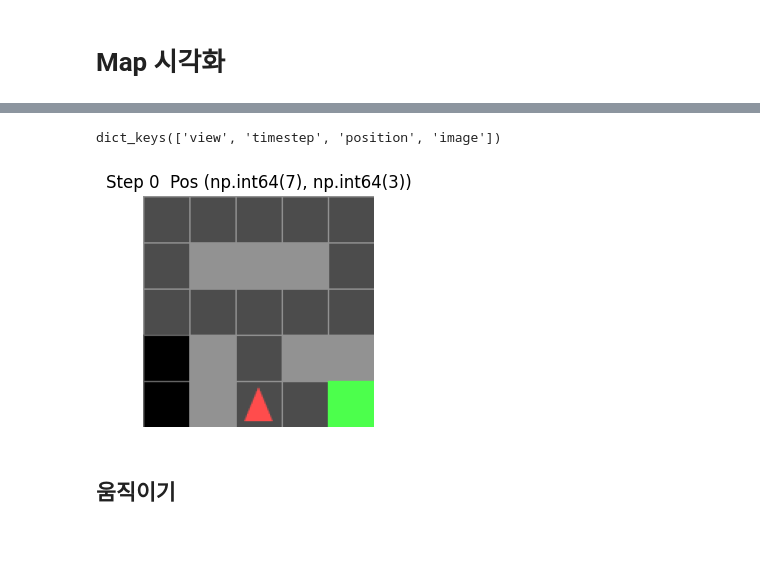
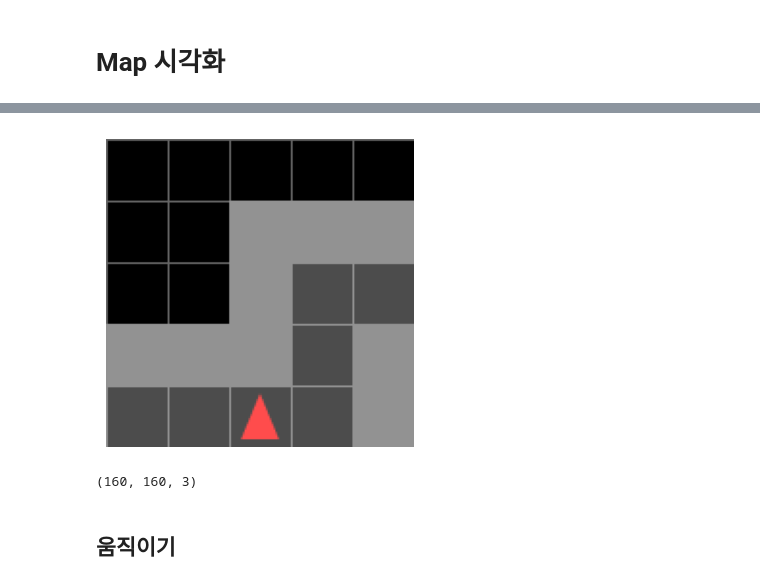
Before and after one commit to jongminpark88/Comp_neuro_final, a Jupyter notebook: notebooks/visualize_map.ipynb, the cells around one changed output, grey strips where cells are left out. Cells and saved outputs as stored; diff of their text form; code cells hidden in the pictures; blank space fills up the shorter version.

```diff
--- a/notebooks/visualize_map.ipynb
+++ b/notebooks/visualize_map.ipynb
@@ -33,33 +33,35 @@ Start: (np.int64(7), np.int64(3)) Goal: (7, 1)
-# %%
-from minigrid.wrappers import RGBImgPartialObsWrapper, ImgObsWrapper
-
-# ① Base env 생성 (render_mode="rgb_array" 필수)
-base_env = CustomMazeEnv(
-    layout_id="a",
-    goal_pos=(7,1),
-    view_size=5,
-    max_steps=250,
-    tile_size=32,
-    render_mode="rgb_array"
-)
-
-# ② 1인칭 픽셀 obs 래핑 (이게 핵심)
-env = RGBImgPartialObsWrapper(base_env, tile_size=32)
-
-# ③ reset → obs 은 dict, 'image'에 egocentric RGB 뷰가 담겨 있음
-obs, _ = env.reset(seed=0)
-print(obs.keys())
-# → dict_keys(['image', 'direction', 'mission', 'timestep', 'position', ...])
-
-# ④ 1인칭 뷰 시각화
-plt.figure(figsize=(3,3))
-plt.imshow(obs["image"])
-plt.title(f"Step {obs['timestep']}  Pos {obs['position']}")
-plt.axis("off")
-plt.show()
-# %% [output]
-dict_keys(['view', 'timestep', 'position', 'image'])
-[figure, removed]
+# %%
+from minigrid.wrappers import RGBImgPartialObsWrapper, ImgObsWrapper
+
+# 1) 원본 env 생성
+base_env = CustomMazeEnv(
+    layout_id="c",
+    goal_pos=(0,3),
+    view_size=5,
+    max_steps=250,
+    tile_size=32,
+    render_mode="rgb_array"
+)
+
+# 2) RGB 픽셀 Obs wrapper 씌우기
+# tile_size 는 한 격자의 픽셀 크기(=CustomMazeEnv 에 넘긴 값과 같게)
+env = RGBImgPartialObsWrapper(base_env, tile_size=32)
+
+# 3) reset / step 하면 obs['image'] 에 (5×5×3) RGB 어레이가 담겨 있습니다.
+obs, _ = env.reset(seed=0)
+first_person_rgb = obs["image"]
+
+# 4) 시각화
+plt.figure(figsize=(4,4))
+plt.imshow(first_person_rgb)
+plt.axis("off")
+plt.show()
+# %% [output]
+[figure, added]
+# %%
+first_person_rgb.shape
+# %% [output]
+(160, 160, 3)
 # %% [markdown]
 ## 움직이기
 # %%
```
Also changed, not shown: parts of 14 cells of this notebook, 1 other file.
